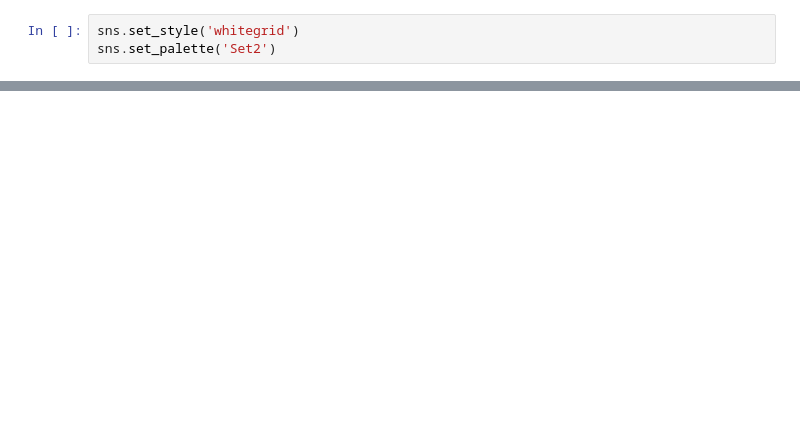
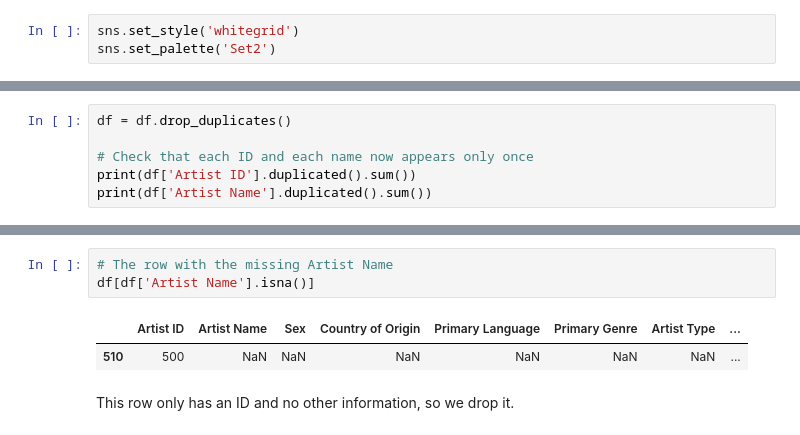
Before and after one commit to mafaldasimoes12345/PDS-project, a Jupyter notebook: code.ipynb, the cells around one changed output, grey strips where cells are left out. Saved outputs shown, nothing was run; the diff lists cells and outputs as text; blank space fills up the shorter version.

```diff
--- a/code.ipynb
+++ b/code.ipynb
@@ -39,0 +146,6 @@ sns.set_palette('Set2')
+# %%
+df = df.drop_duplicates()
+
+# Check that each ID and each name now appears only once
+print(df['Artist ID'].duplicated().sum())
+print(df['Artist Name'].duplicated().sum())
@@ -39,0 +176,8 @@ sns.set_palette('Set2')
+# %%
+# The row with the missing Artist Name
+df[df['Artist Name'].isna()]
+# %% [output]
+|  | Artist ID | Artist Name | Sex | Country of Origin | Primary Language | Primary Genre | Artist Type | ... |
+| 510 | 500 | NaN | NaN | NaN | NaN | NaN | NaN | ... |
+# %% [markdown]
+This row only has an ID and no other information, so we drop it.
```
Also changed, not shown: parts of 34 cells of this notebook.
